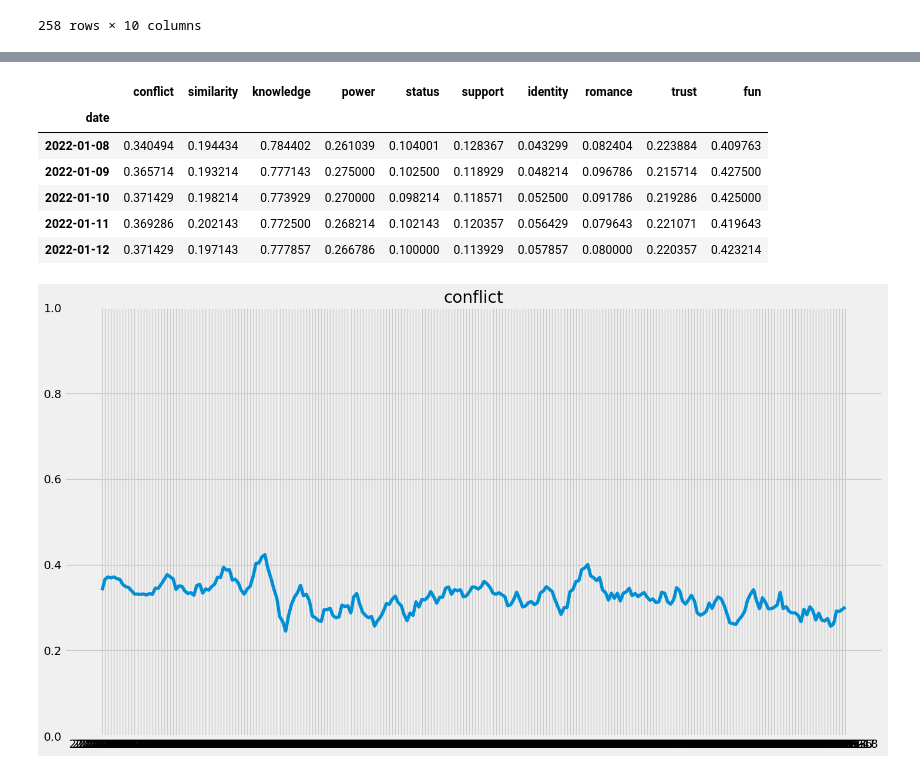
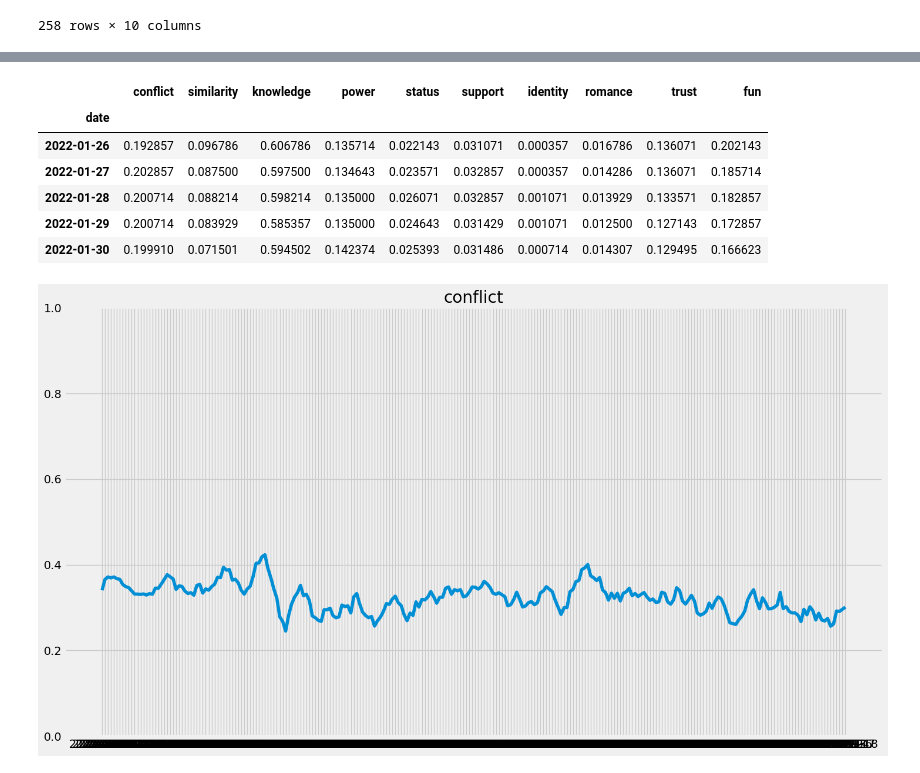
Before and after one commit to DueViktor/WildDataExam, a Jupyter notebook: Thresholding.ipynb, the cells around one changed output, grey strips where cells are left out. Cells and saved outputs as stored; diff of their text form; code cells hidden in the pictures.

Commit message:
pushing rolling zscore

```diff
--- a/Thresholding.ipynb
+++ b/Thresholding.ipynb
@@ -62,14 +72,14 @@ aggregated_oh
 # %%
-roll = aggregated_oh.rolling(7).mean().dropna()
+roll = aggregated_oh.rolling(7,center=True).mean().dropna().sort_index()
 roll.head()
 # %% [output]
 |  | conflict | similarity | knowledge | power | status | support | identity | romance | trust | fun |
 | date |  |  |  |  |  |  |  |  |  |  |
-| 2022-01-08 | 0.340494 | 0.194434 | 0.784402 | 0.261039 | 0.104001 | 0.128367 | 0.043299 | 0.082404 | 0.223884 | 0.409763 |
-| 2022-01-09 | 0.365714 | 0.193214 | 0.777143 | 0.275000 | 0.102500 | 0.118929 | 0.048214 | 0.096786 | 0.215714 | 0.427500 |
-| 2022-01-10 | 0.371429 | 0.198214 | 0.773929 | 0.270000 | 0.098214 | 0.118571 | 0.052500 | 0.091786 | 0.219286 | 0.425000 |
-| 2022-01-11 | 0.369286 | 0.202143 | 0.772500 | 0.268214 | 0.102143 | 0.120357 | 0.056429 | 0.079643 | 0.221071 | 0.419643 |
-| 2022-01-12 | 0.371429 | 0.197143 | 0.777857 | 0.266786 | 0.100000 | 0.113929 | 0.057857 | 0.080000 | 0.220357 | 0.423214 |
+| 2022-01-26 | 0.192857 | 0.096786 | 0.606786 | 0.135714 | 0.022143 | 0.031071 | 0.000357 | 0.016786 | 0.136071 | 0.202143 |
+| 2022-01-27 | 0.202857 | 0.087500 | 0.597500 | 0.134643 | 0.023571 | 0.032857 | 0.000357 | 0.014286 | 0.136071 | 0.185714 |
+| 2022-01-28 | 0.200714 | 0.088214 | 0.598214 | 0.135000 | 0.026071 | 0.032857 | 0.001071 | 0.013929 | 0.133571 | 0.182857 |
+| 2022-01-29 | 0.200714 | 0.083929 | 0.585357 | 0.135000 | 0.024643 | 0.031429 | 0.001071 | 0.012500 | 0.127143 | 0.172857 |
+| 2022-01-30 | 0.199910 | 0.071501 | 0.594502 | 0.142374 | 0.025393 | 0.031486 | 0.000714 | 0.014307 | 0.129495 | 0.166623 |
 # %%
 for dim in dims:
     plt.style.use('fivethirtyeight')
```
Also changed, not shown: parts of 1 cell of this notebook, 7 other files.
